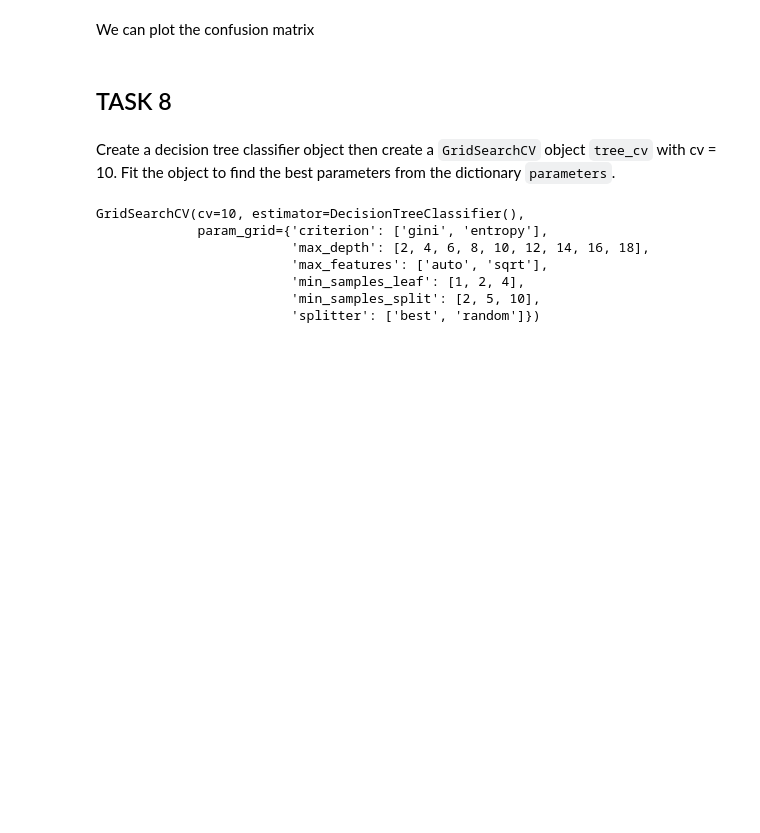
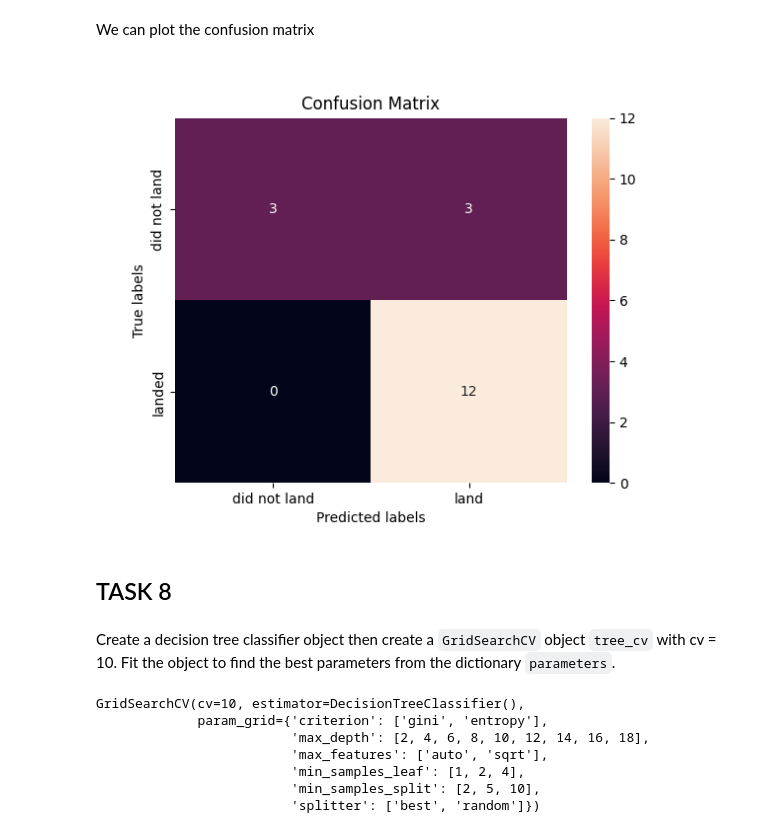
Before and after one commit to anibalbaena/Predictive-Analysis-Classification-, a Jupyter notebook: Machine Learning Prediction.ipynb, the cells around one changed output. Saved outputs shown, nothing was run; the diff lists cells and outputs as text; code cells hidden in the pictures; blank space fills up the shorter version.

```diff
--- a/Machine Learning Prediction.ipynb
+++ b/Machine Learning Prediction.ipynb
@@ -67,11 +67,11 @@ from sklearn.neighbors import KNeighborsClassifier
 # %% [markdown]
 This function is to plot the confusion matrix.
 # %%
-def plot_confusion_matrix(y,y_predict):
+def plot_confusion_matrix(Y,Y_predict):
     "this function plots the confusion matrix"
     from sklearn.metrics import confusion_matrix
 
-    cm = confusion_matrix(y, y_predict)
+    cm = confusion_matrix(Y, Y_predict)
     ax= plt.subplot()
     sns.heatmap(cm, annot=True, ax = ax); #annot=True to annotate cells
     ax.set_xlabel('Predicted labels')
@@ -239,8 +241,11 @@ svm_cv.score(X_test, Y_test)
 # %% [markdown]
 We can plot the confusion matrix
 # %%
-yhat=svm_cv.predict(X_test)
-plot_confusion_matrix(Y_test,yhat)
+yhat1=svm_cv.predict(X_test)
+plot_confusion_matrix(Y_test,yhat1)
+plt.show()
+# %% [output]
+[figure, added]
 # %% [markdown]
 ## TASK  8
 # %% [markdown]
```
Also changed, not shown: parts of 9 cells of this notebook.
